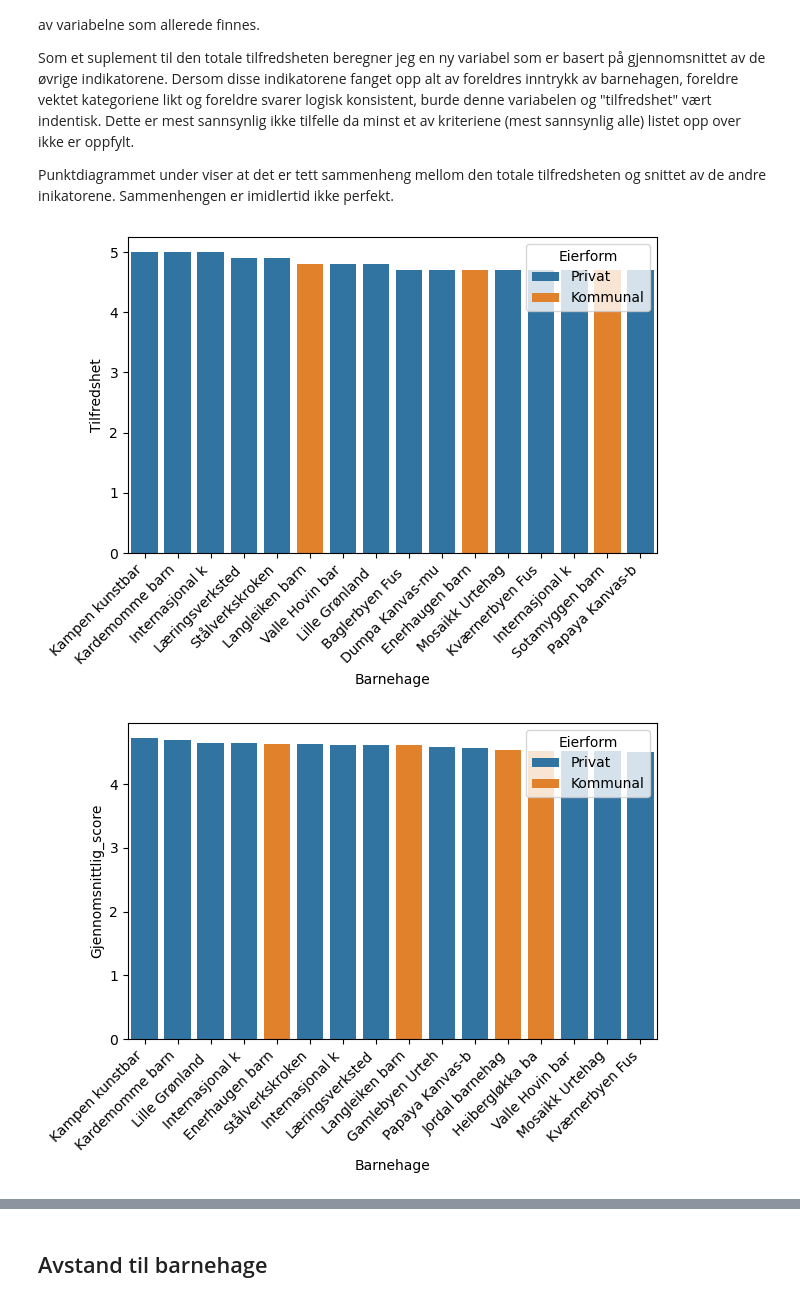
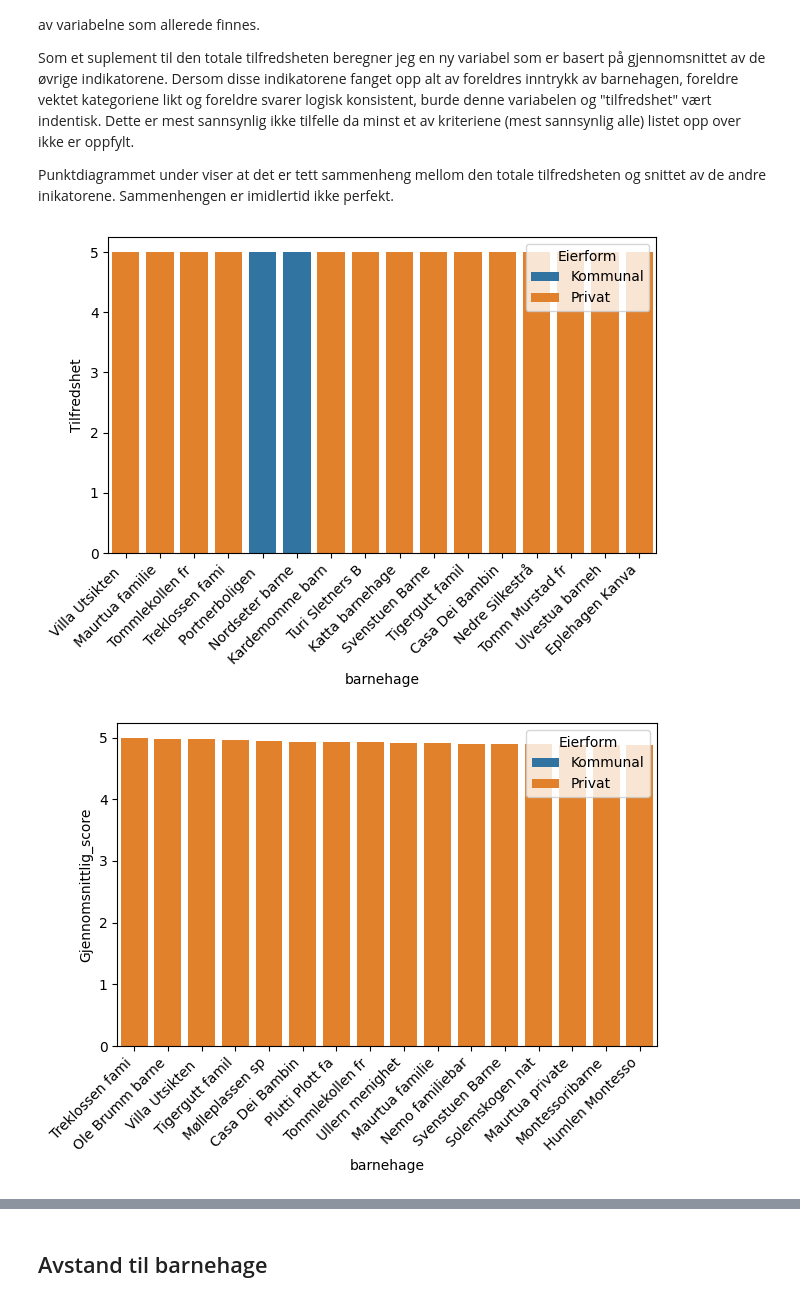
Before and after one commit to madsranden/barnehager_i_oslo, a Jupyter notebook: analyse.ipynb, the cells around one changed output, grey strips where cells are left out. Drawn from its saved outputs; the diff is of its cells as text; code cells hidden in the pictures.

Commit message:
Oppdatert deler av analysen (frem til geo-api) for å matche nye data

```diff
--- a/analyse.ipynb
+++ b/analyse.ipynb
@@ -19,12 +18,17 @@ import folium
 from geopy.distance import distance
 from scipy.stats import norm
 from scipy import stats
+# %%
+#Celle til filtrering
+år = 2026
 # %%
 df = pd.read_parquet("data/barnehager_renset.parquet",
 engine="fastparquet")
+
+df = df.iloc[df["år"]==år,:]
 # %%
 df_wide = df.pivot_table(
     index =["år", "barnehage", "Eierform"],
     columns = "spørsmål",
     values = "snitt"
-)
+).reset_index()
@@ -63,7 +61,11 @@ Som et suplement til den totale tilfredsheten beregner jeg en ny variabel som er
 Punktdiagrammet under viser at det er tett sammenheng mellom den totale tilfredsheten og snittet av de andre inikatorene. Sammenhengen er imidlertid ikke perfekt.
 # %%
 #Fyll NAs basert på gjennomsnittet for barnehagen
-num_cols = df_wide.select_dtypes(include="number").columns
+num_cols = (
+    df_wide.loc[:, df_wide.columns != "år"]
+    .select_dtypes(include="number")
+    .columns
+)
 
 df_wide[num_cols] = df_wide[num_cols].apply(
     lambda row: row.fillna(row.mean()), axis=1
@@ -76,38 +78,43 @@ df_wide["Gjennomsnittlig_score"] = df_wide[num_cols.drop("Tilfredshet")].apply(
 # %%
 df_sorted_tilfreds = (
     df_wide
-        .sort_values("Tilfredshet", ascending = False)
+        .sort_values("Tilfredshet", ascending=False)
         .iloc[:16])
 
 df_sorted_barnet = (
     df_wide
-        .sort_values("Gjennomsnittlig_score", ascending = False)
+        .sort_values("Gjennomsnittlig_score", ascending=False)
         .iloc[:16])
 
-sns.barplot(data=df_sorted_tilfreds,
-            x="Barnehage",
-            y="Tilfredshet",
-           hue="Eierform")
-plt.xticks(rotation=45,
-           ha="right",
-           ticks=range(len(df_sorted_tilfreds["Barnehage"])),
-           labels=[v[:15] for v in df_sorted_tilfreds['Barnehage']])
+order_tilfreds = df_sorted_tilfreds["barnehage"].tolist()
+order_barnet = df_sorted_barnet["barnehage"].tolist()
+
+ax1 = sns.barplot(
+    data=df_sorted_tilfreds,
+    x="barnehage",
+    y="Tilfredshet",
+    hue="Eierform",
+    dodge=False,
+    order=order_tilfreds
+)
+ax1.set_xticklabels([v[:15] for v in order_tilfreds], rotation=45, ha="right")
 plt.tight_layout()
 plt.show()
 
-sns.barplot(data=df_sorted_barnet,
-            x="Barnehage",
-            y="Gjennomsnittlig_score",
-           hue="Eierform")
-plt.xticks(rotation=45,
-           ha="right",
-           ticks=range(len(df_sorted_barnet["Barnehage"])),
-           labels=[v[:15] for v in df_sorted_barnet['Barnehage']])
+ax2 = sns.barplot(
+    data=df_sorted_barnet,
+    x="barnehage",
+    y="Gjennomsnittlig_score",
+    hue="Eierform",
+    dodge=False,
+    order=order_barnet
+)
+ax2.set_xticklabels([v[:15] for v in order_barnet], rotation=45, ha="right")
 plt.tight_layout()
 plt.show()
 # %% [output]
-[figure, old version]
+[figure, new version]
-[figure, old version]
+[figure, new version]
 # %% [markdown]
 Som ventet er det mange av de samme barnehagene som gjør det bra både på total tilfredshet og på gjennomsnittlig score på de andre indikatorene. Dette kommer også frem i punktdiagrammet under.
 
```
Also changed, not shown: parts of 7 cells of this notebook.
